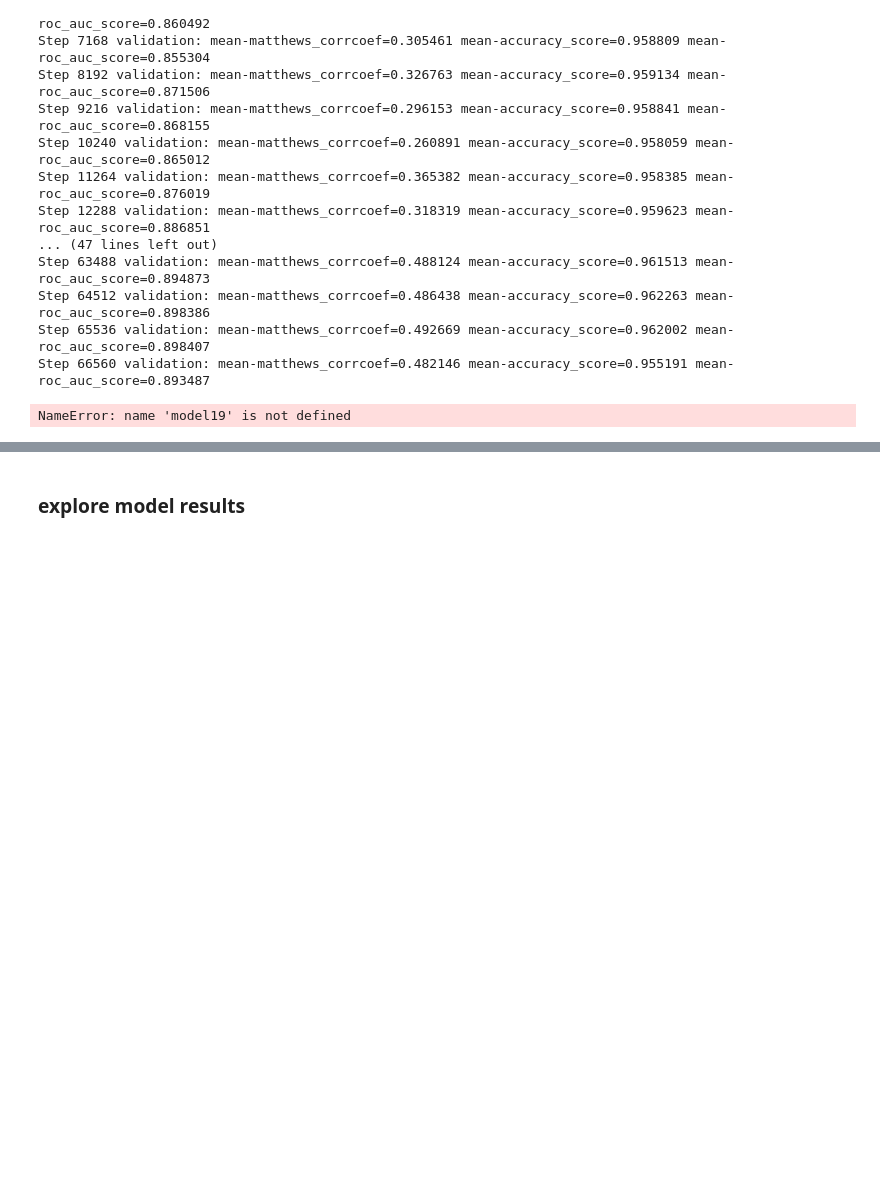
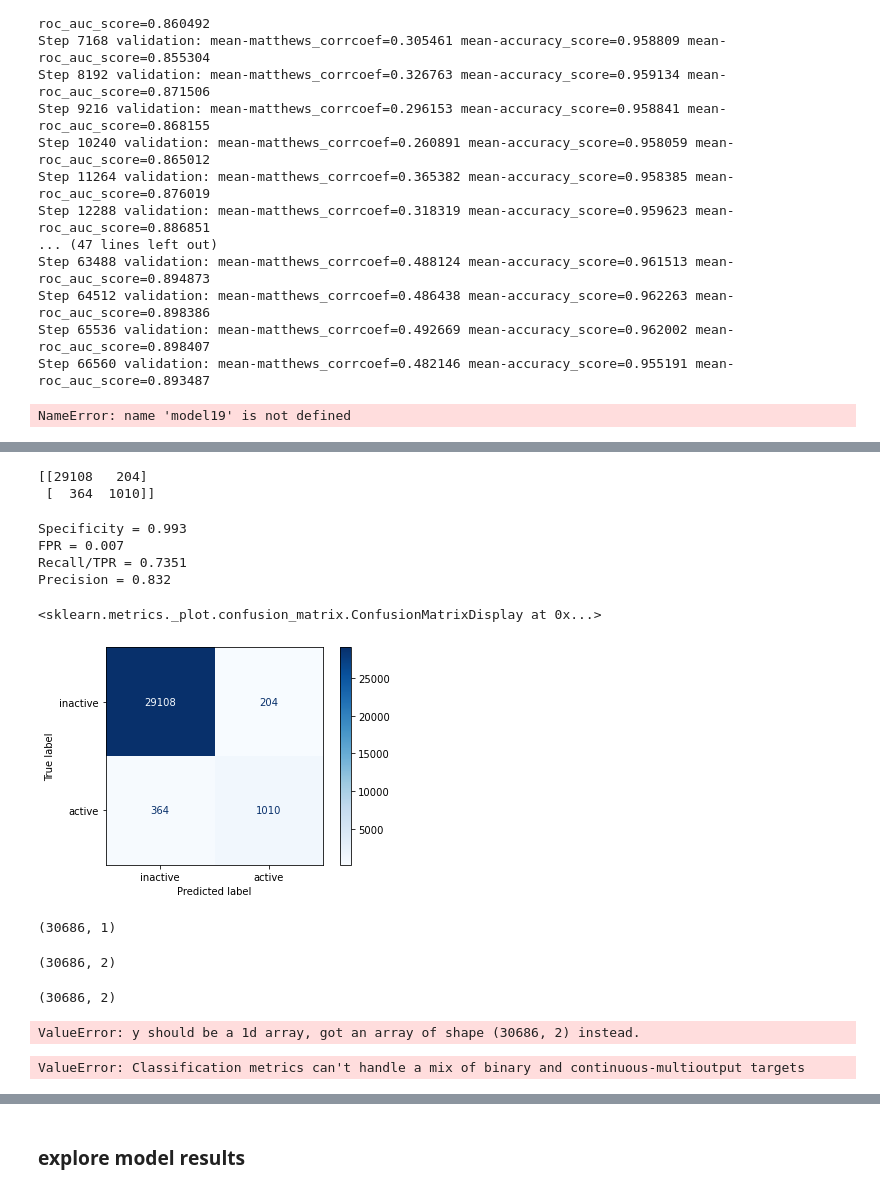
Before and after one commit to kajayi/Capstone, a Jupyter notebook: notebooks/06_GCN_models.ipynb, the cells around one changed output, grey strips where cells are left out. Saved outputs shown, nothing was run; the diff lists cells and outputs as text; code cells hidden in the pictures; blank space fills up the shorter version.

```diff
--- a/notebooks/06_GCN_models.ipynb
+++ b/notebooks/06_GCN_models.ipynb
@@ -1909,0 +2025,45 @@ evaluate_model(model19, hist19, save_dir19)
+# %%
+cm = confusion_matrix(valid_dataset.y, [round(x[1]) for x in pred13])
+print(cm)
+# %% [output]
+[[29108   204]
+ [  364  1010]]
+# %%
+tn, fp, fn, tp = cm.ravel()
+
+# specificity
+print(f'Specificity = {round(tn/(tn+fp), 4)}')
+
+# 1- specificity
+print(f'FPR = {round(fp/(tn+fp), 4)}')
+
+# sensitivity
+print(f'Recall/TPR = {round(tp/(tp+fn), 4)}')
+
+print(f'Precision = {round(tp/(tp+fp), 4)}')
+# %% [output]
+Specificity = 0.993
+FPR = 0.007
+Recall/TPR = 0.7351
+Precision = 0.832
+# %%
+ConfusionMatrixDisplay(cm, display_labels=herg_df.label.unique()).plot(cmap=plt.cm.Blues)
+# %% [output]
+<sklearn.metrics._plot.confusion_matrix.ConfusionMatrixDisplay at 0x...>
+[figure, added]
+# %%
+valid_dataset.y.shape
+# %% [output]
+(30686, 1)
+# %%
+np.array([x for x in np.array(pred13)]).shape
+# %% [output]
+(30686, 2)
+# %%
+np.array([x.flatten() for x in np.array(pred13)]).shape
+# %% [output]
+(30686, 2)
+# %%
+RocCurveDisplay.from_predictions(valid_dataset.y, pred13)
+# %% [output]
+ValueError: y should be a 1d array, got an array of shape (30686, 2) instead.
@@ -1909,0 +2072,4 @@ evaluate_model(model19, hist19, save_dir19)
+# %%
+classification_report(valid_dataset.y, pred13)
+# %% [output]
+ValueError: Classification metrics can't handle a mix of binary and continuous-multioutput targets
```
Also changed, not shown: parts of 22 cells of this notebook, 3 other files.
